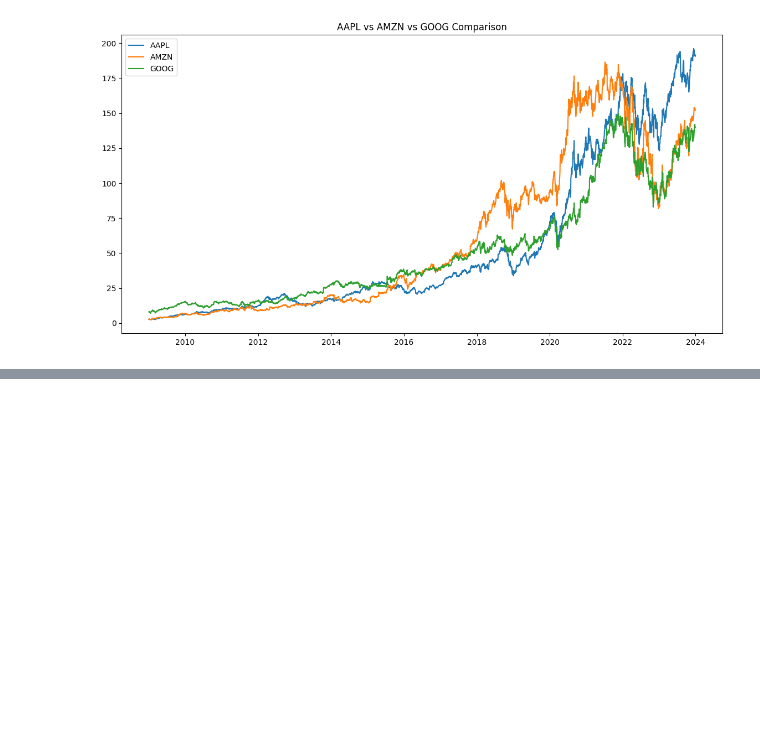
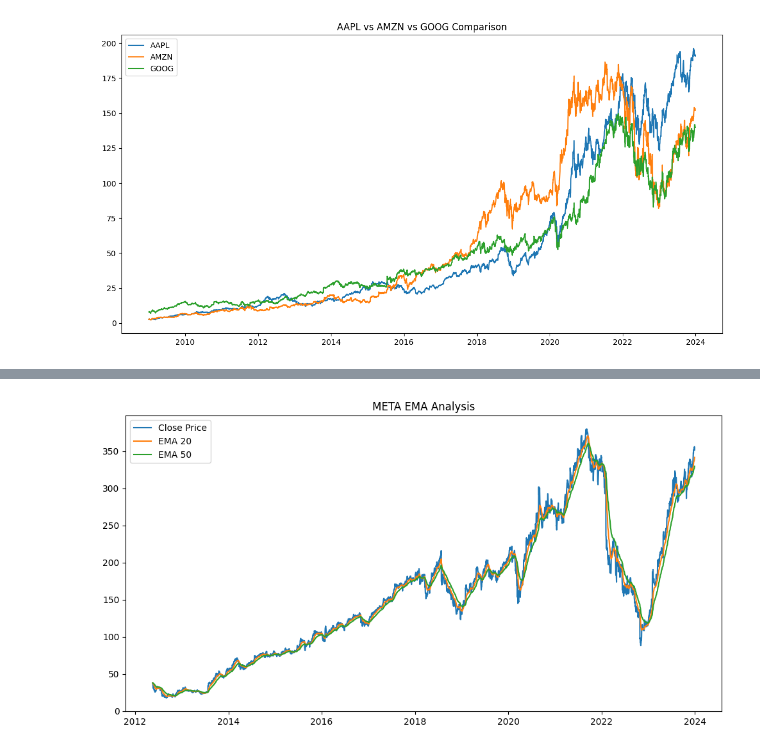
Before and after one commit to hawaebrahimhamid-png/news-sentiment-analysis, a Jupyter notebook: notebooks/task2_stock_analysis.ipynb, the cells around one changed output, grey strips where cells are left out. Saved outputs shown, nothing was run; the diff lists cells and outputs as text; code cells hidden in the pictures; blank space fills up the shorter version.

```diff
--- a/notebooks/task2_stock_analysis.ipynb
+++ b/notebooks/task2_stock_analysis.ipynb
@@ -549,0 +612,14 @@ plt.show()
+# %%
+df_meta['EMA_20'] = df_meta['Close'].ewm(span=20, adjust=False).mean()
+df_meta['EMA_50'] = df_meta['Close'].ewm(span=50, adjust=False).mean()
+# %%
+plt.figure(figsize=(12,6))
+plt.plot(df_meta['Date'], df_meta['Close'], label='Close Price')
+plt.plot(df_meta['Date'], df_meta['EMA_20'], label='EMA 20')
+plt.plot(df_meta['Date'], df_meta['EMA_50'], label='EMA 50')
+
+plt.legend()
+plt.title("META EMA Analysis")
+plt.show()
+# %% [output]
+[figure, added]
```
Also changed, not shown: parts of 12 cells of this notebook.
